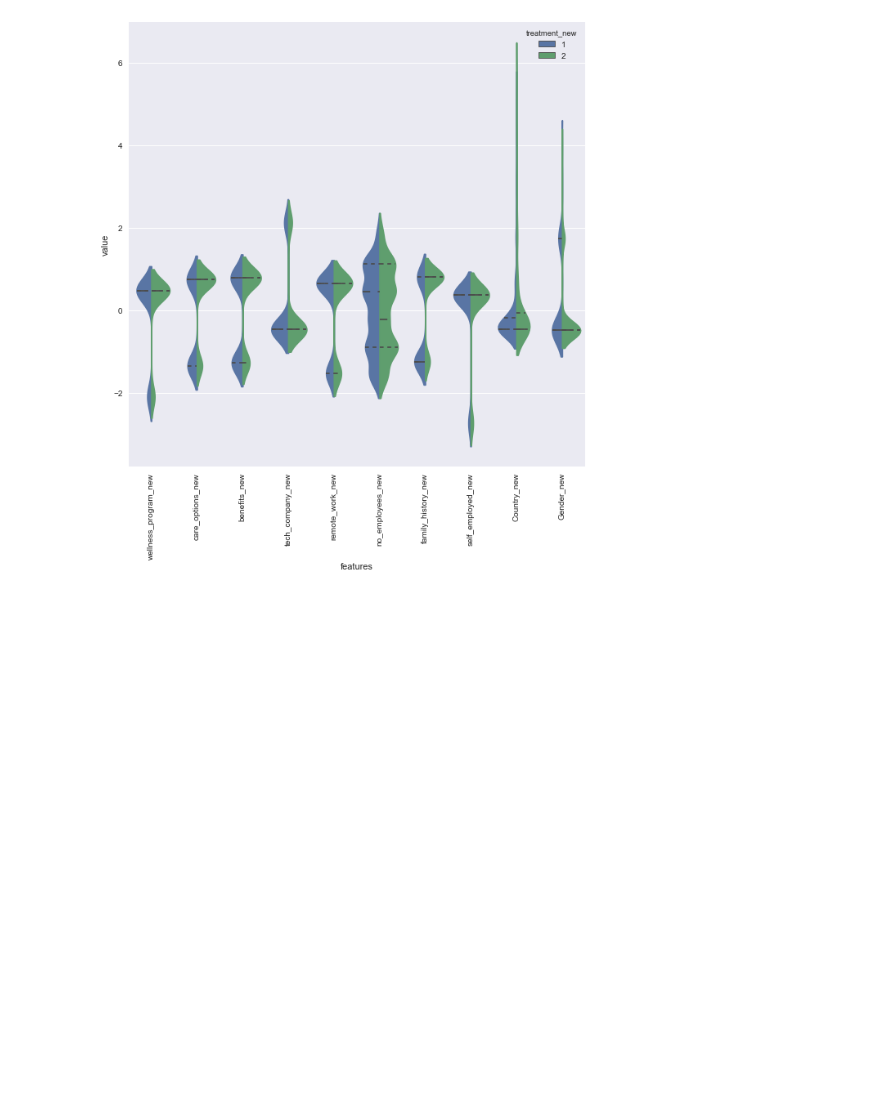
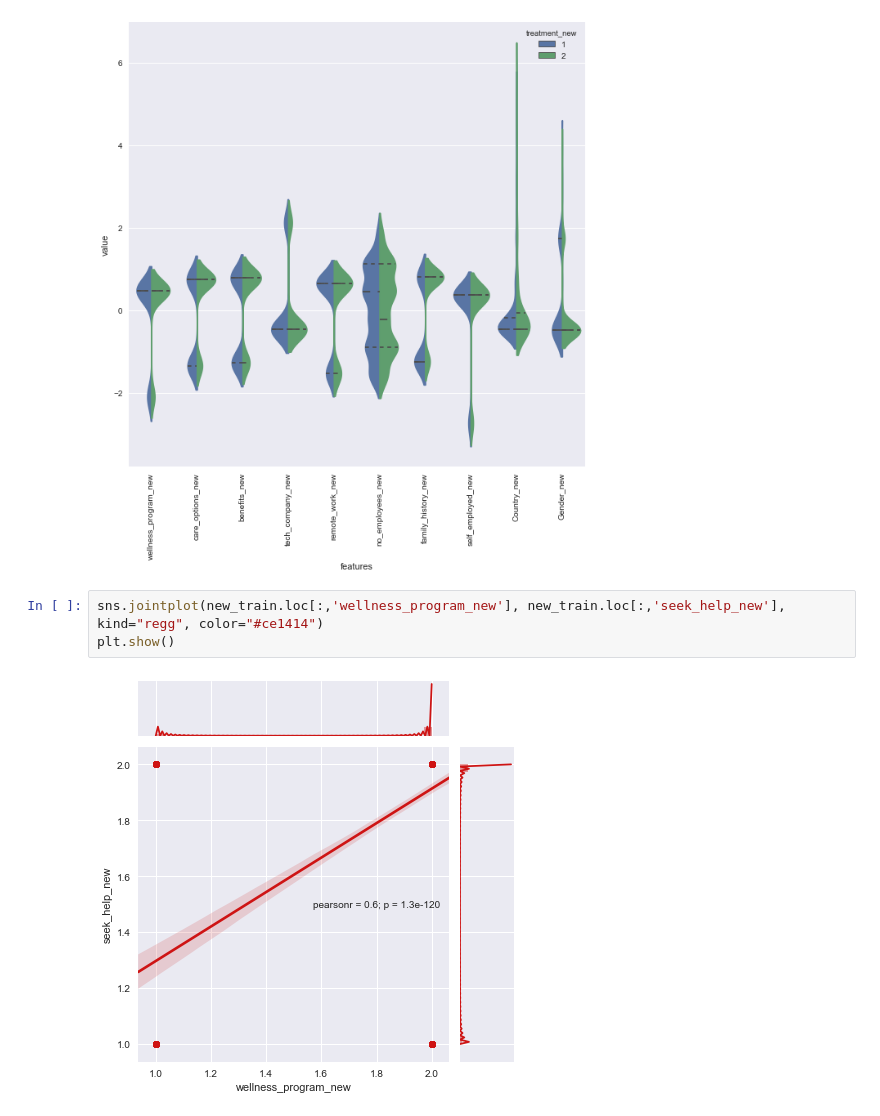
Before and after one commit to mohits1005/kaggleMLproblems, a Jupyter notebook: Data Challenge Day 1.ipynb, the cells around one changed output. Drawn from its saved outputs; the diff is of its cells as text; blank space fills up the shorter version.

```diff
--- a/Data Challenge Day 1.ipynb
+++ b/Data Challenge Day 1.ipynb
@@ -487,3 +244,8 @@ plt.xticks(rotation=90)
 plt.show()
 # %% [output]
 [figure]
+# %%
+sns.jointplot(new_train.loc[:,'wellness_program_new'], new_train.loc[:,'seek_help_new'], kind="regg", color="#ce1414")
+plt.show()
+# %% [output]
+[figure, added]
```
Also changed, not shown: parts of 44 cells of this notebook.
